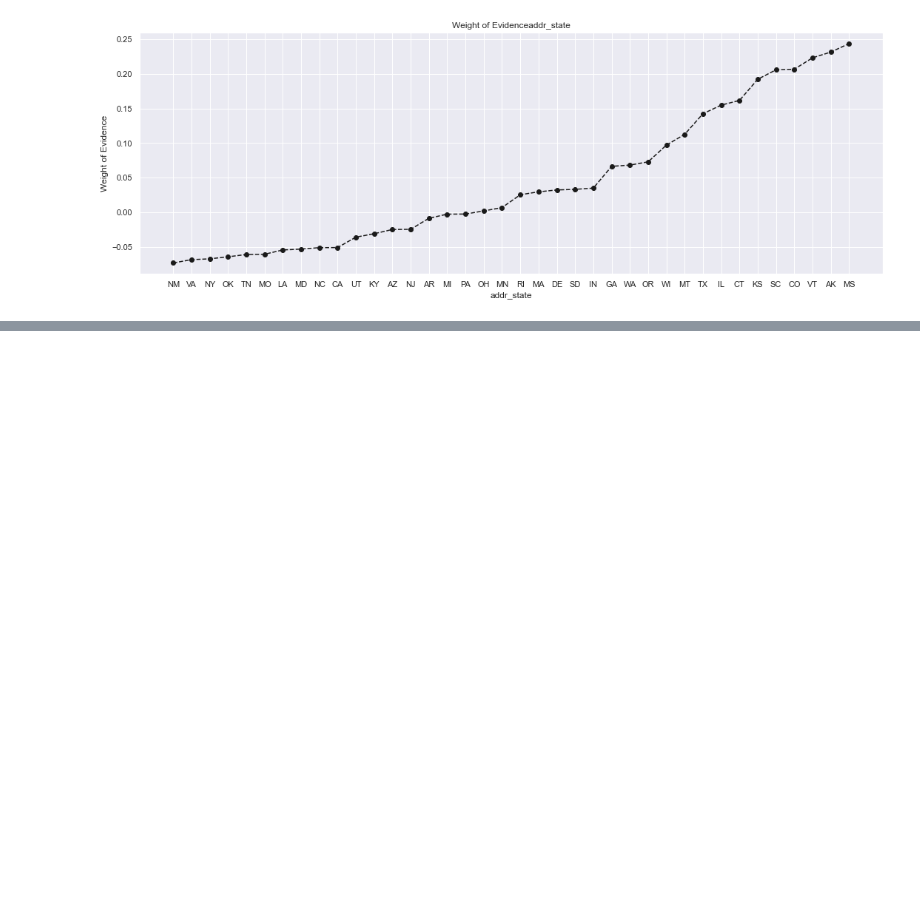
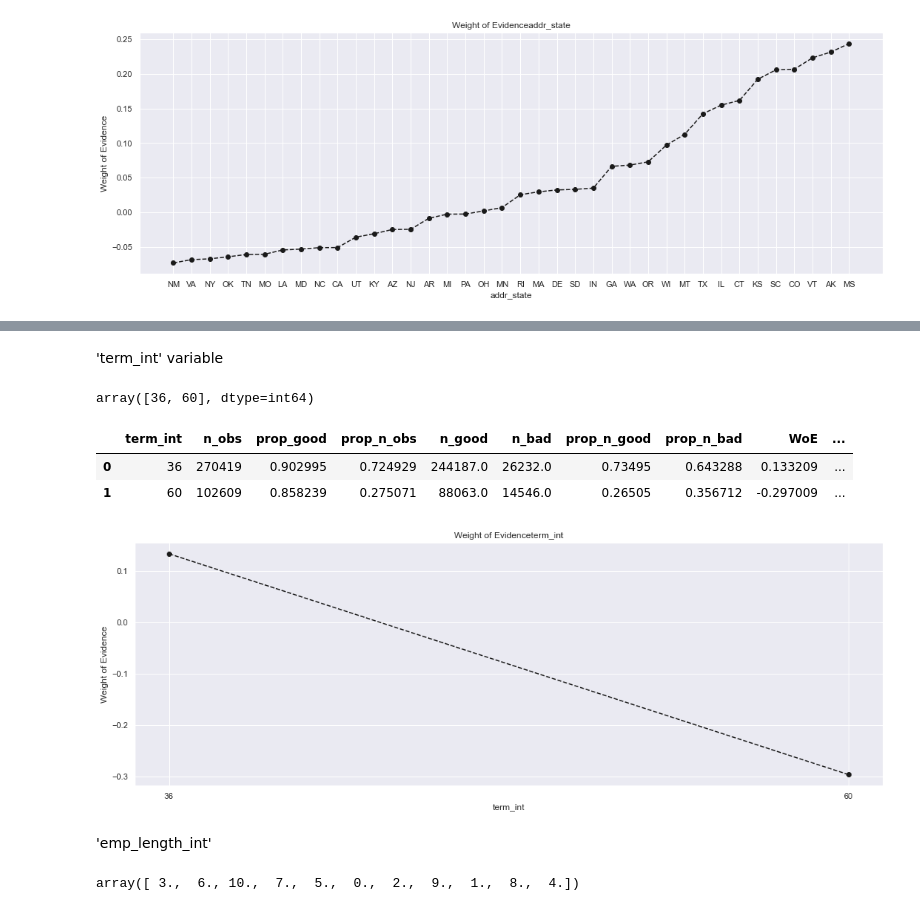
Before and after one commit to harryzyz/CreditRiskDemo, a Jupyter notebook: demo_to_be_named.ipynb, the cells around one changed output, grey strips where cells are left out. Saved outputs shown, nothing was run; the diff lists cells and outputs as text; code cells hidden in the pictures; blank space fills up the shorter version.

```diff
--- a/demo_to_be_named.ipynb
+++ b/demo_to_be_named.ipynb
@@ -210,4 +210,4 @@ min(loan_data['mths_since_earliest_cr_line'])
 # %% [markdown]
 In this homework, your task is to preprocess the ‘term’ variable and the ‘issue_d’ variable, similarly to the ‘employment length’ variable and the ‘earliest credit line variable’ we preprocessed in the last lecture. 1. From the variable ‘term’, which is of object (text string) data type, create a new variable, named ‘term_int’, which is numeric and contains the term of the loan in months. Tips: First remove the unnecessary text from each row; then, turn what remains into a numeric variable. 2. From the variable ‘issue date’ (‘issue_d’), which is of object (text string) data type, create a new variable, named ‘mths_since_issue_d’ (‘months since issue date’). Tips: First turn the test strings into dates; then calculate the difference between December 1st 2017 and each of the issue dates, in months; finally, check if the values make sense.
 # %%
-pd.to_datetime(loan_data['issue_d'], format='%b-%d')
+loan_data['issue_d_date'] = pd.to_datetime(loan_data['issue_d'], format='%b-%d')
@@ -226,0 +229,2 @@ Name: issue_d, Length: 466285, dtype: datetime64[ns]
+# %%
+loan_data['mths_since_issue_d'] = round(pd.to_numeric((date - loan_data['issue_d_date']) / np.timedelta64(1,'M')))
@@ -663,0 +675,38 @@ df_inputs_pre['addr_state:KS_SC_CO_VT_AK_MS'] = sum([df_inputs_pre['addr_state:K
+# %%
+def woe_ordered_continuous(df, continuous_variable_name, good_bad_variable_df):
+    df = pd.concat([df[continuous_variable_name], good_bad_variable_df],axis=1)
+    df = pd.concat([df.groupby(df.columns.values[0], as_index=False)[df.columns.values[1]].count(),
+    df.groupby(df.columns.values[0], as_index=False)[df.columns.values[1]].mean()], axis=1)
+    df = df.iloc[:,[0,1,3]]
+    df.columns = [df.columns.values[0], 'n_obs', 'prop_good']
+    df['prop_n_obs'] = df['n_obs']/df['n_obs'].sum()
+    df['n_good'] = df['prop_good'] * df['n_obs']
+    df['n_bad'] = (1 - df['prop_good']) * df['n_obs']
+    df['prop_n_good'] = df['n_good'] / df['n_good'].sum()
+    df['prop_n_bad'] = df['n_bad'] / df['n_bad'].sum()
+    df['WoE'] = np.log(df['prop_n_good']/df['prop_n_bad'])
+    # df = df.sort_values(['WoE'])
+    # df = df.reset_index(drop = True)
+    df['diff_prop_good'] = df['prop_good'].diff().abs()
+    df['diff_WoE'] = df['WoE'].diff().abs()
+    df['IV'] = (df['prop_n_good']-df['prop_n_bad'])*df['WoE']
+    df['IV'] = df['IV'].sum()
+    return df
+# %% [markdown]
+'term_int' variable
+# %%
+df_inputs_pre['term_int'].unique()
+# %% [output]
+array([36, 60], dtype=int64)
+# %%
+df_temp = woe_ordered_continuous(df_inputs_pre, 'term_int', df_targets_pre)
+# %%
+df_temp
+# %% [output]
+|  | term_int | n_obs | prop_good | prop_n_obs | n_good | n_bad | prop_n_good | prop_n_bad | WoE | ... |
+| 0 | 36 | 270419 | 0.902995 | 0.724929 | 244187.0 | 26232.0 | 0.73495 | 0.643288 | 0.133209 | ... |
+| 1 | 60 | 102609 | 0.858239 | 0.275071 | 88063.0 | 14546.0 | 0.26505 | 0.356712 | -0.297009 | ... |
+# %%
+plot_by_woe(df_temp)
+# %% [output]
+[figure, added]
@@ -663,0 +716,6 @@ df_inputs_pre['addr_state:KS_SC_CO_VT_AK_MS'] = sum([df_inputs_pre['addr_state:K
+# %% [markdown]
+'emp_length_int'
+# %%
+df_inputs_pre['emp_length_int'].unique()
+# %% [output]
+array([ 3.,  6., 10.,  7.,  5.,  0.,  2.,  9.,  1.,  8.,  4.])
```
Also changed, not shown: parts of 50 cells of this notebook, 1 other file.
